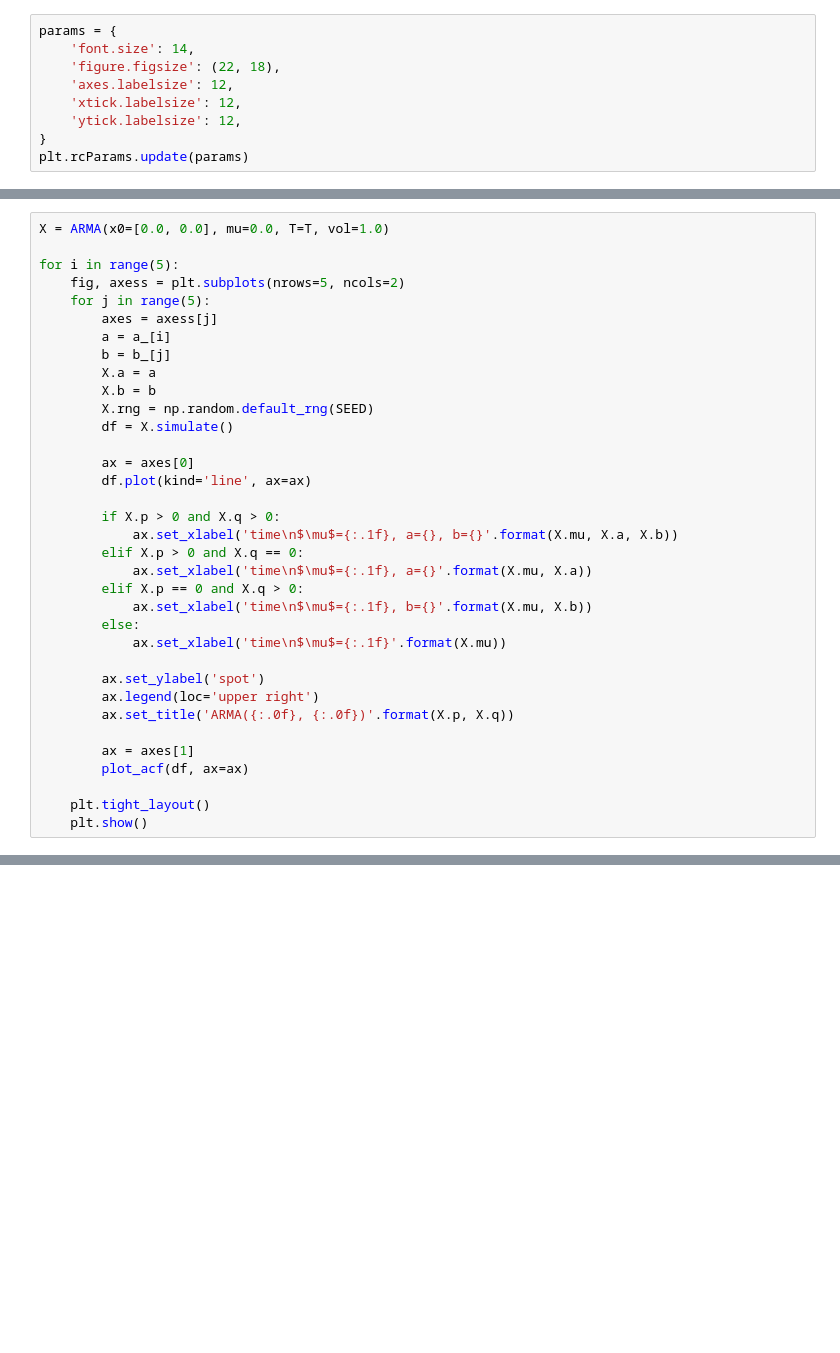
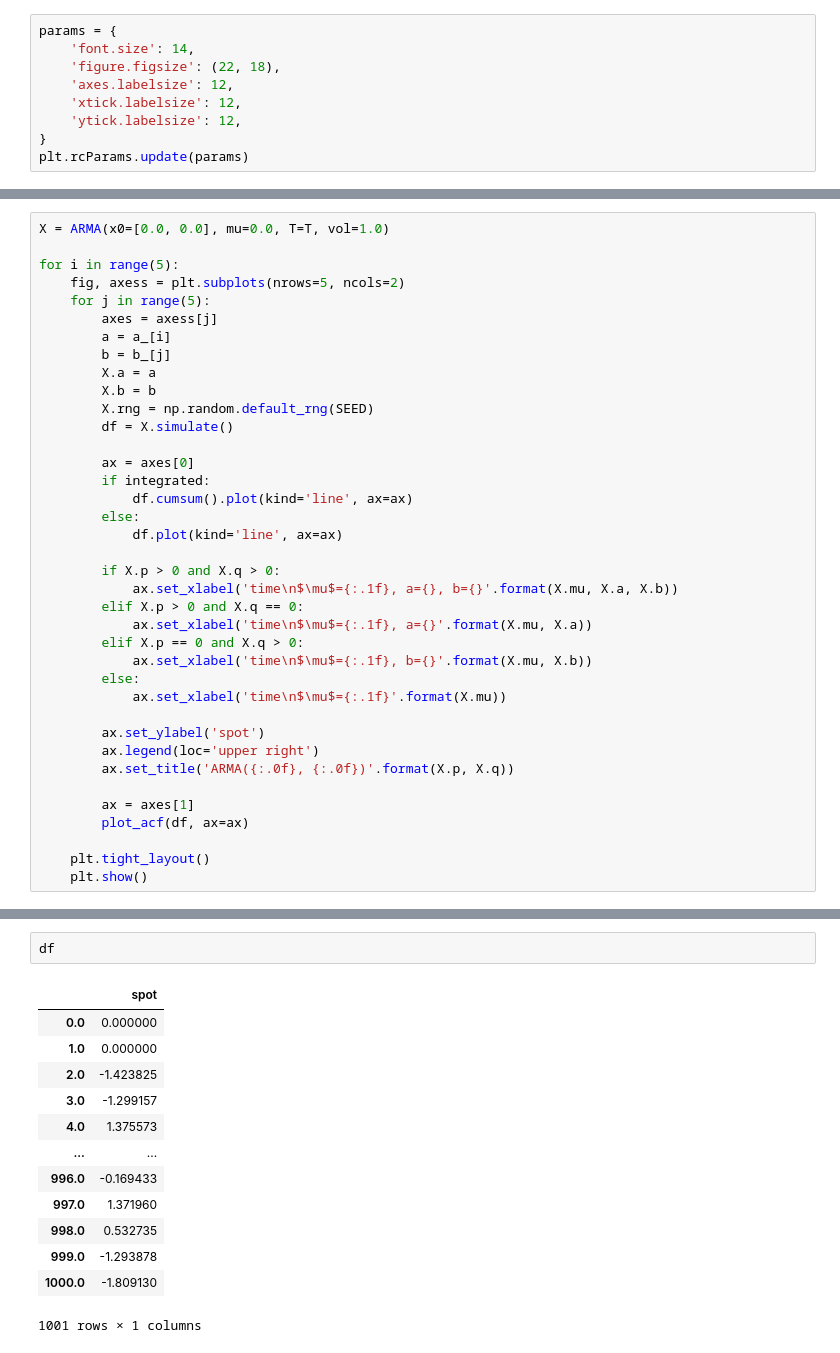
Before and after one commit to sauxpa/stochastic, a Jupyter notebook: examples/ito_diffusions_examples/times_series.ipynb, the cells around one changed output, grey strips where cells are left out. Saved outputs shown, nothing was run; the diff lists cells and outputs as text; blank space fills up the shorter version.

```diff
--- a/examples/ito_diffusions_examples/times_series.ipynb
+++ b/examples/ito_diffusions_examples/times_series.ipynb
@@ -125,7 +131,10 @@ for i in range(5):
         df = X.simulate()
 
         ax = axes[0]
-        df.plot(kind='line', ax=ax)
+        if integrated:
+            df.cumsum().plot(kind='line', ax=ax)
+        else:
+            df.plot(kind='line', ax=ax)
 
         if X.p > 0 and X.q > 0:
             ax.set_xlabel('time\n$\mu$={:.1f}, a={}, b={}'.format(X.mu, X.a, X.b))
@@ -153,0 +169,16 @@ for i in range(5):
+# %%
+df
+# %% [output]
+|  | spot |
+| 0.0 | 0.000000 |
+| 1.0 | 0.000000 |
+| 2.0 | -1.423825 |
+| 3.0 | -1.299157 |
+| 4.0 | 1.375573 |
+| ... | ... |
+| 996.0 | -0.169433 |
+| 997.0 | 1.371960 |
+| 998.0 | 0.532735 |
+| 999.0 | -1.293878 |
+| 1000.0 | -1.809130 |
+1001 rows × 1 columns
```
Also changed, not shown: parts of 11 cells of this notebook.
